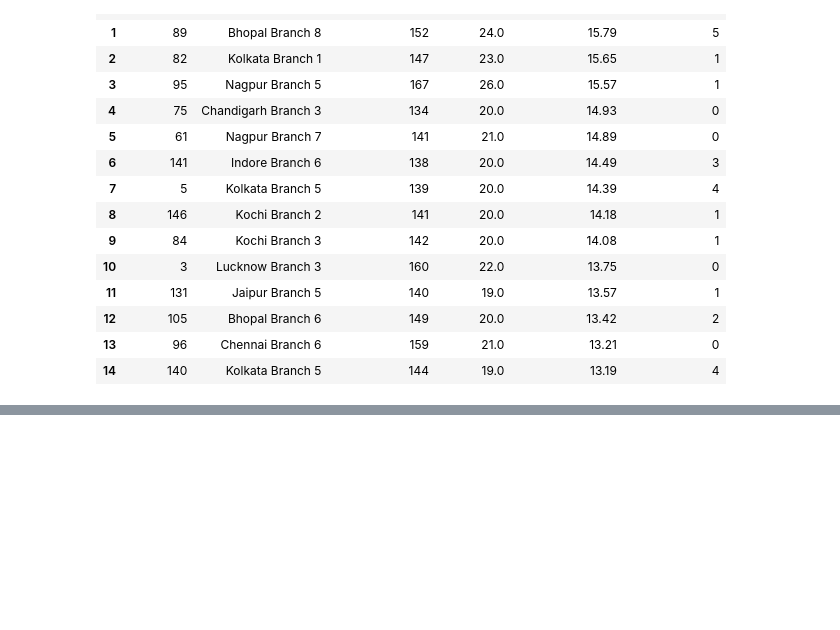
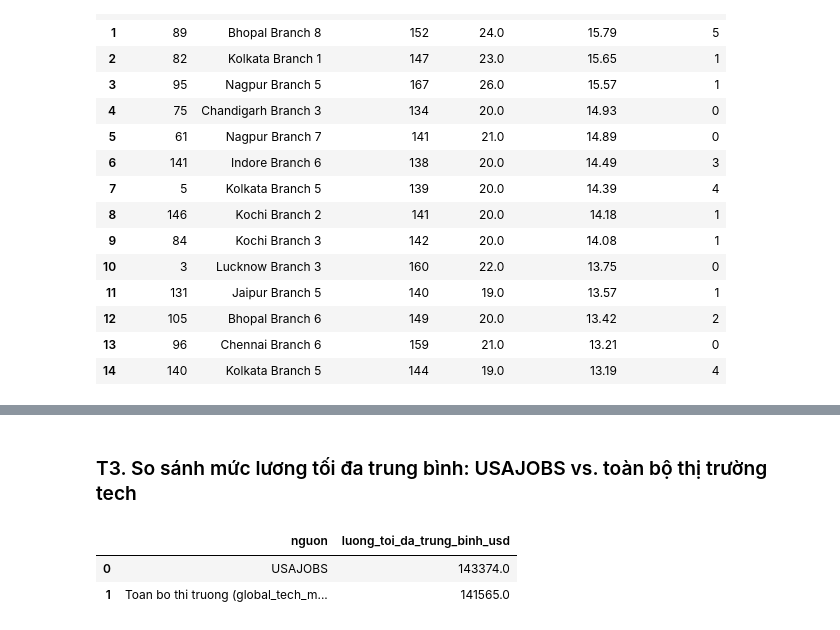
Before and after one commit to QuanPham99/CB_Txt2Sql, a Jupyter notebook: docs/reference/exercises_answer_key.ipynb, the cells around one changed output, grey strips where cells are left out. Drawn from its saved outputs; the diff is of its cells as text; code cells hidden in the pictures; blank space fills up the shorter version.

```diff
--- a/docs/reference/exercises_answer_key.ipynb
+++ b/docs/reference/exercises_answer_key.ipynb
@@ -464,0 +516,14 @@ LIMIT 15
+# %% [markdown]
+### T3. So sánh mức lương tối đa trung bình: USAJOBS vs. toàn bộ thị trường tech
+# %%
+con2.sql('''
+SELECT 'USAJOBS' AS nguon, ROUND(AVG(salary_max_usd), 0) AS luong_toi_da_trung_binh_usd
+FROM usajobs_tech_roles_2026
+UNION ALL
+SELECT 'Toan bo thi truong (global_tech_market_2026)' AS nguon, ROUND(AVG(salary_max_usd), 0) AS luong_toi_da_trung_binh_usd
+FROM global_tech_market_2026
+''').df()
+# %% [output]
+|  | nguon | luong_toi_da_trung_binh_usd |
+| 0 | USAJOBS | 143374.0 |
+| 1 | Toan bo thi truong (global_tech_m... | 141565.0 |
```
Also changed, not shown: parts of 8 cells of this notebook, 16 other files.
